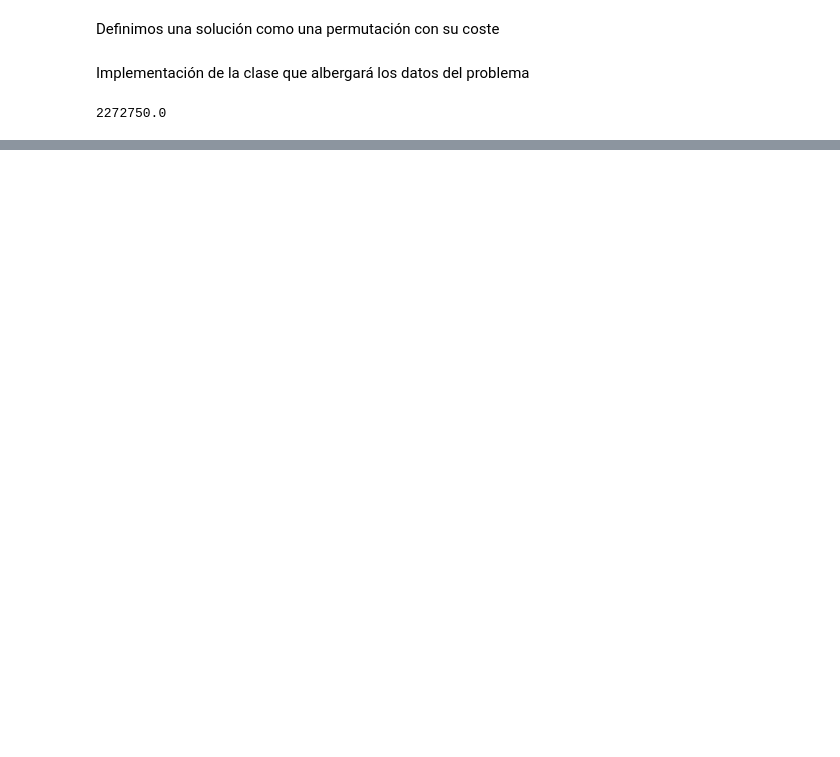
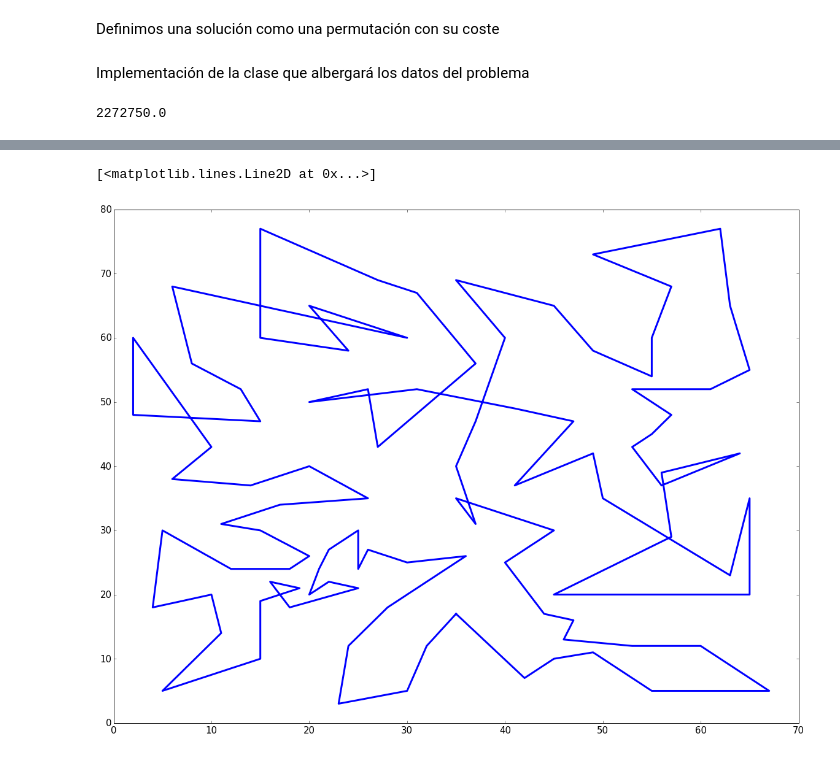
Before and after one commit to NCordon/tsp, a Jupyter notebook: tsp.ipynb, the cells around one changed output, grey strips where cells are left out. Drawn from its saved outputs; the diff is of its cells as text; code cells hidden in the pictures; blank space fills up the shorter version.

Commit message:
Plot añadido

```diff
--- a/tsp.ipynb
+++ b/tsp.ipynb
@@ -123,0 +127,12 @@ soluciones['eil'].cost
+# %%
+p_x = [ eil.points[i][0] for i in soluciones['eil'].permutation ]
+p_y = [ eil.points[i][1] for i in soluciones['eil'].permutation ]
+p_x = append(p_x, p_x[0])
+p_y = append(p_y, p_y[0])
+# %%
+matplotlib.rcParams.update({'font.size': 15, 'lines.linewidth':3})
+matplotlib.pyplot.figure(figsize=(20,15))
+matplotlib.pyplot.plot(p_x, p_y)
+# %% [output]
+[<matplotlib.lines.Line2D at 0x...>]
+[figure, added]
```
Also changed, not shown: parts of 5 cells of this notebook.
